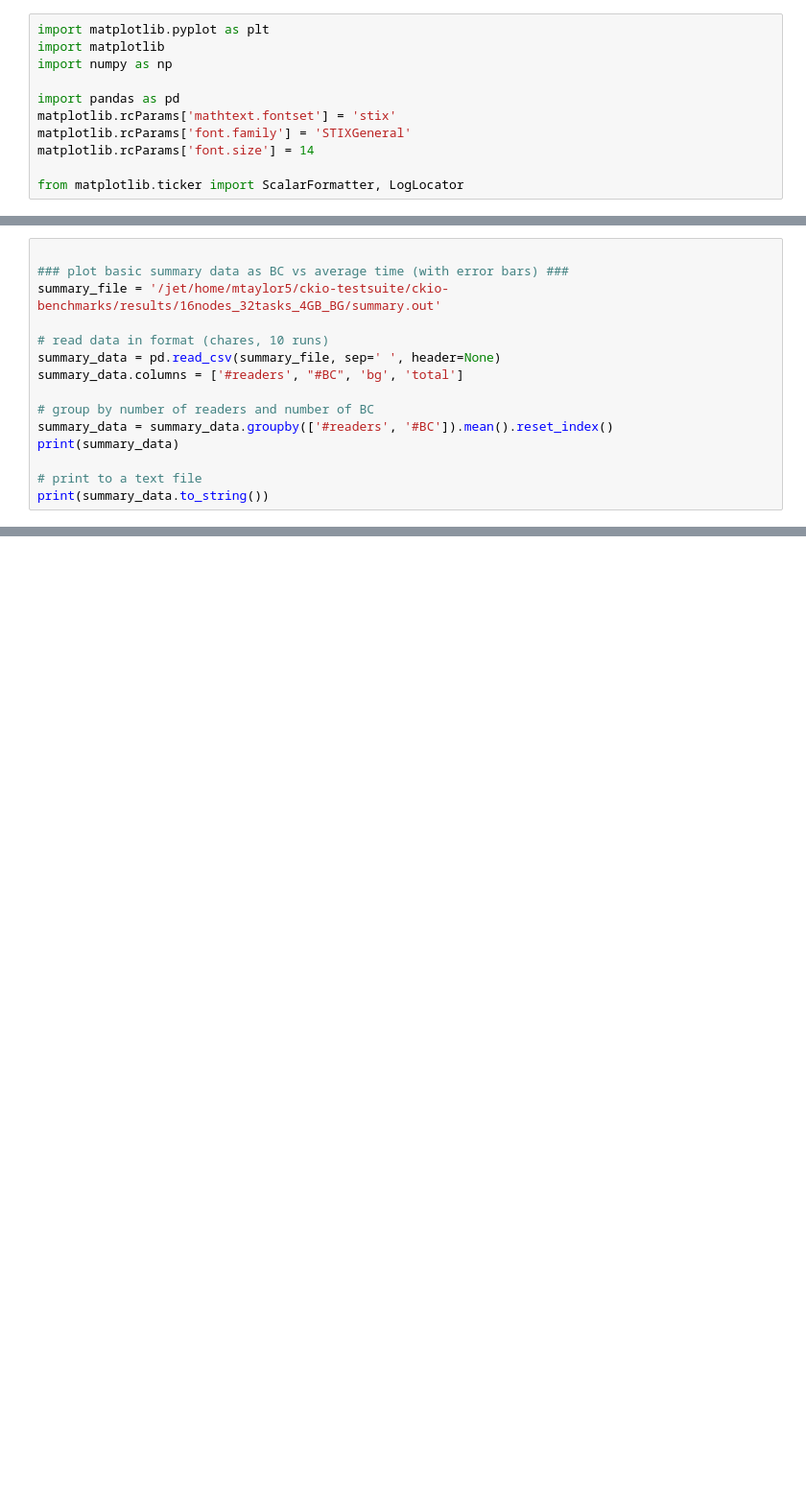
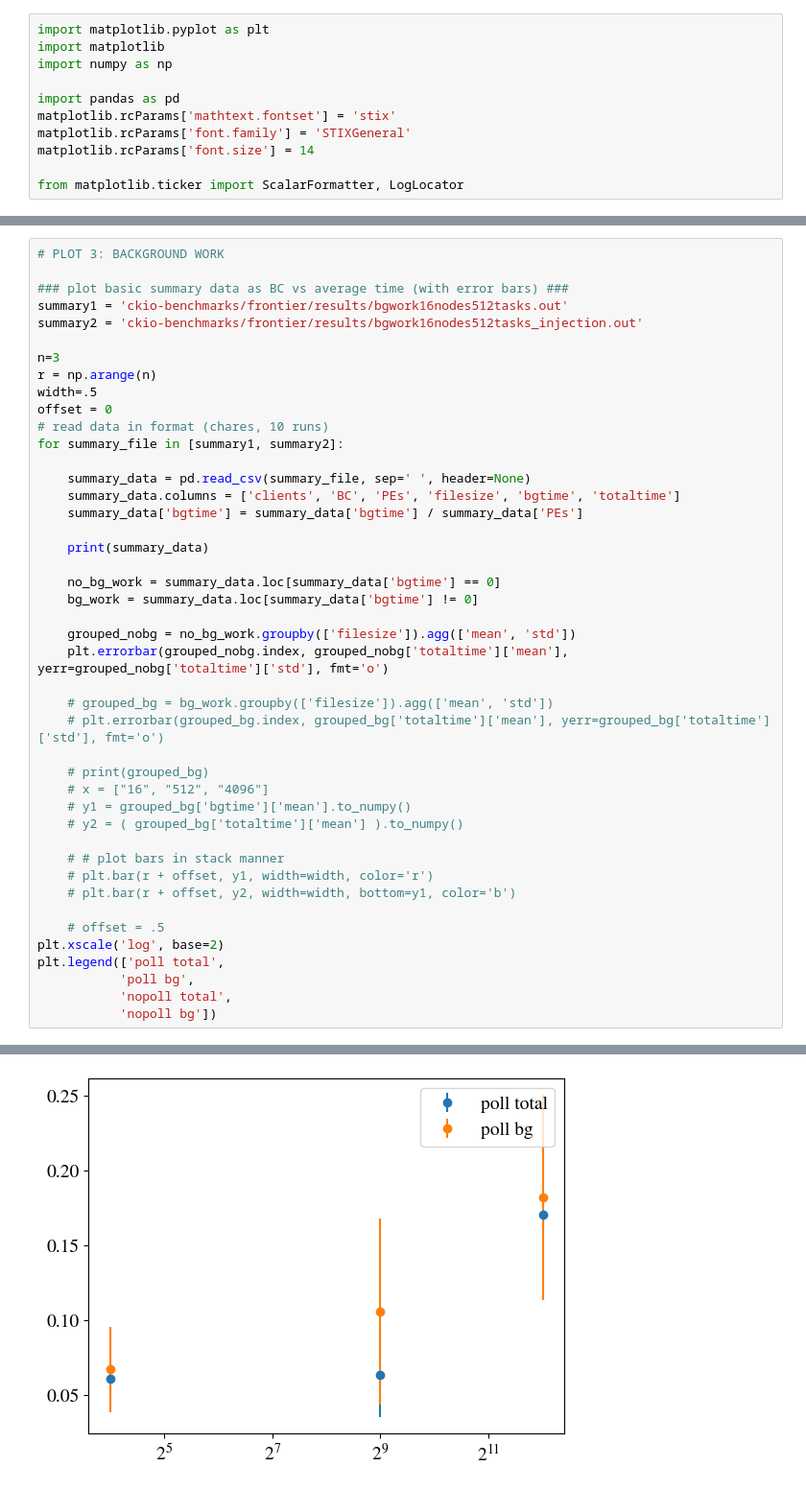
Before and after one commit to mayantaylor/ckio-testsuite, a Jupyter notebook: visualize.ipynb, the cells around one changed output, grey strips where cells are left out. Shown: that part at 96% size. Cells and saved outputs as stored; diff of their text form; blank space fills up the shorter version.

```diff
--- a/visualize.ipynb
+++ b/visualize.ipynb
@@ -156,15 +94,0 @@ Text(0, 0.5, 'Average Time (over 10 runs)')
-# %%
-
-### plot basic summary data as BC vs average time (with error bars) ###
-summary_file = '/jet/home/mtaylor5/ckio-testsuite/ckio-benchmarks/results/16nodes_32tasks_4GB_BG/summary.out'
-
-# read data in format (chares, 10 runs)
-summary_data = pd.read_csv(summary_file, sep=' ', header=None)
-summary_data.columns = ['#readers', "#BC", 'bg', 'total']
-
-# group by number of readers and number of BC
-summary_data = summary_data.groupby(['#readers', '#BC']).mean().reset_index()
-print(summary_data)
-
-# print to a text file
-print(summary_data.to_string())
@@ -217,0 +95,45 @@ Here is the full report generated by latex:
+# %%
+# PLOT 3: BACKGROUND WORK
+
+### plot basic summary data as BC vs average time (with error bars) ###
+summary1 = 'ckio-benchmarks/frontier/results/bgwork16nodes512tasks.out'
+summary2 = 'ckio-benchmarks/frontier/results/bgwork16nodes512tasks_injection.out'
+
+n=3
+r = np.arange(n)
+width=.5
+offset = 0
+# read data in format (chares, 10 runs)
+for summary_file in [summary1, summary2]:
+
+    summary_data = pd.read_csv(summary_file, sep=' ', header=None)
+    summary_data.columns = ['clients', 'BC', 'PEs', 'filesize', 'bgtime', 'totaltime']
+    summary_data['bgtime'] = summary_data['bgtime'] / summary_data['PEs']
+
+    print(summary_data)
+
+    no_bg_work = summary_data.loc[summary_data['bgtime'] == 0]
+    bg_work = summary_data.loc[summary_data['bgtime'] != 0]
+
+    grouped_nobg = no_bg_work.groupby(['filesize']).agg(['mean', 'std'])
+    plt.errorbar(grouped_nobg.index, grouped_nobg['totaltime']['mean'], yerr=grouped_nobg['totaltime']['std'], fmt='o')
+
+    # grouped_bg = bg_work.groupby(['filesize']).agg(['mean', 'std'])
+    # plt.errorbar(grouped_bg.index, grouped_bg['totaltime']['mean'], yerr=grouped_bg['totaltime']['std'], fmt='o')
+
+    # print(grouped_bg)
+    # x = ["16", "512", "4096"]
+    # y1 = grouped_bg['bgtime']['mean'].to_numpy()
+    # y2 = ( grouped_bg['totaltime']['mean'] ).to_numpy()
+
+    # # plot bars in stack manner
+    # plt.bar(r + offset, y1, width=width, color='r')
+    # plt.bar(r + offset, y2, width=width, bottom=y1, color='b')
+
+    # offset = .5
+plt.xscale('log', base=2)
+plt.legend(['poll total',
+           'poll bg',
+           'nopoll total',
+           'nopoll bg'])
+# %% [output]
@@ -217,0 +158 @@ Here is the full report generated by latex:
+[figure, added]
```
Also changed, not shown: parts of 8 cells of this notebook.
